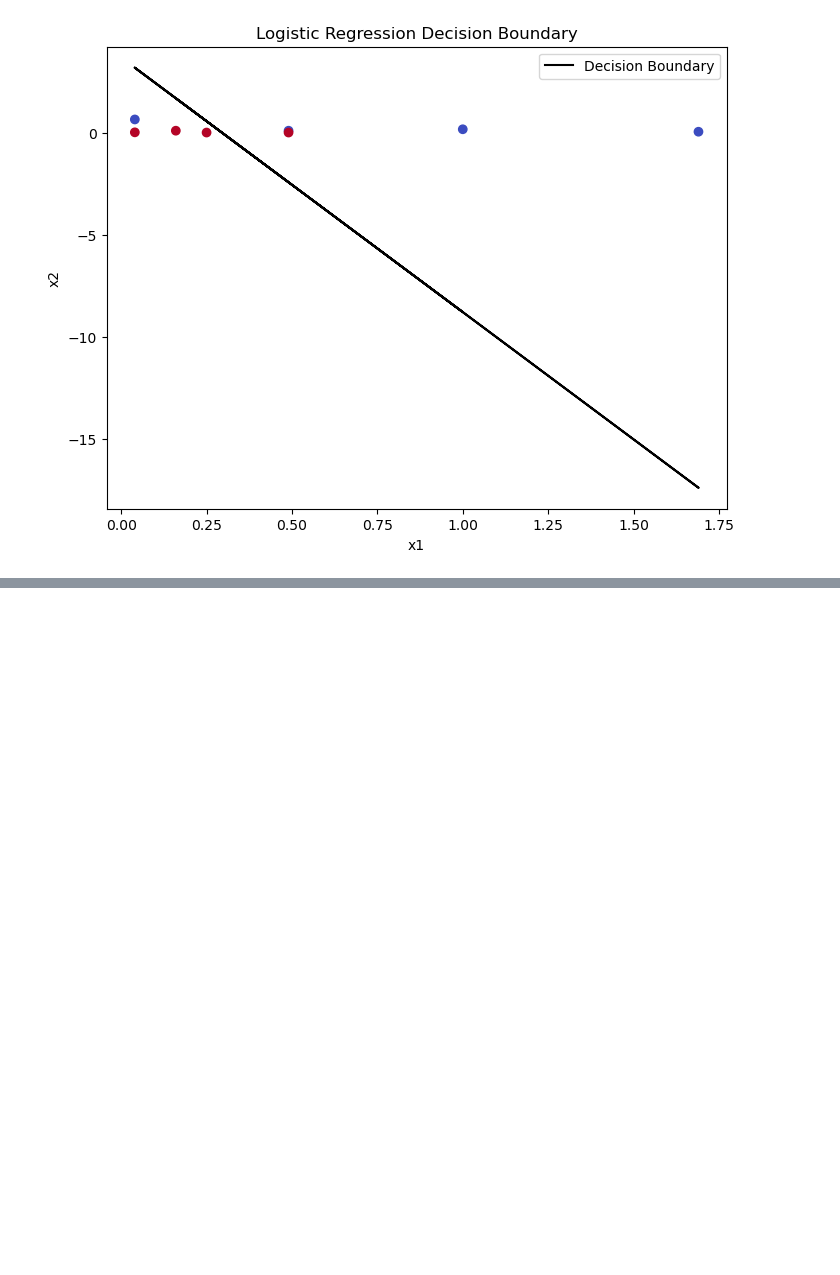
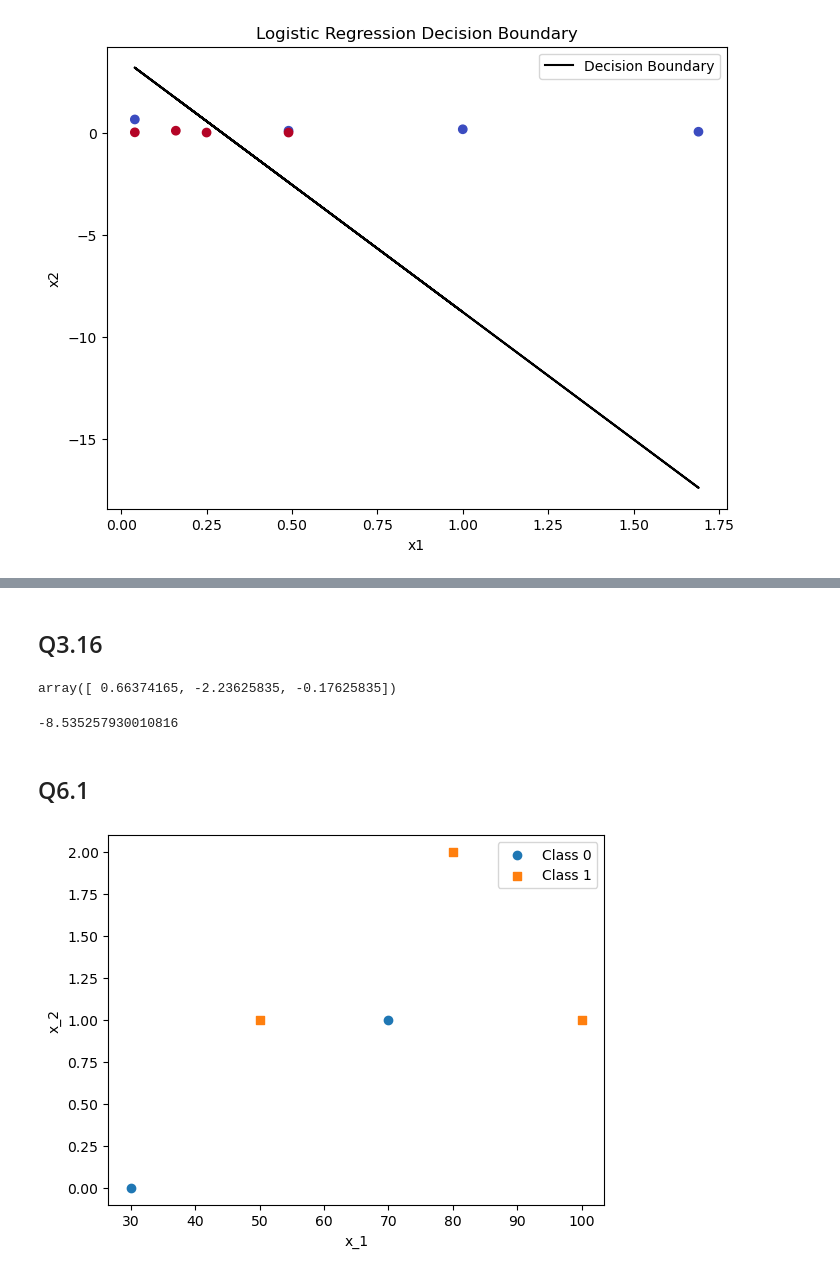
Before and after one commit to Gaurang-1402/Introduction-to-Machine-Learning, a Jupyter notebook: Homeworks/Homework 3/hw3_written_gr2159_helper.ipynb, the cells around one changed output, grey strips where cells are left out. Drawn from its saved outputs; the diff is of its cells as text; code cells hidden in the pictures; blank space fills up the shorter version.

```diff
--- a/Homeworks/Homework 3/hw3_written_gr2159_helper.ipynb
+++ b/Homeworks/Homework 3/hw3_written_gr2159_helper.ipynb
@@ -95,0 +231,2 @@ plt.show()
+# %% [markdown]
+## Q3.16
@@ -95,0 +248,26 @@ plt.show()
+# %%
+w = w + alpha / 8 * np.sum([(y[i] - logistic(w.T @ X[i])) * X[i] for i in range(8)])
+w
+# %% [output]
+array([ 0.66374165, -2.23625835, -0.17625835])
+# %%
+cost = - sum([y[i] * np.log(logistic(w.T @ X[i])) + (1 - y[i] * np.log(1 - logistic(w.T @ X[i]))) for i in range(8)])
+cost
+# %% [output]
+-8.535257930010816
+# %% [markdown]
+## Q6.1
+# %%
+x_1 = np.array([30, 50, 70, 80, 100])
+x_2 = np.array([0, 1, 1, 2, 1])
+y = np.array([0, 1, 0, 1, 1])
+
+
+plt.scatter(x_1[y==0], x_2[y==0], marker='o', label='Class 0')
+plt.scatter(x_1[y==1], x_2[y==1], marker='s', label='Class 1')
+plt.xlabel('x_1')
+plt.ylabel('x_2')
+plt.legend()
+plt.show()
+# %% [output]
+[figure, added]
```
Also changed, not shown: parts of 14 cells of this notebook, 2 other files.
